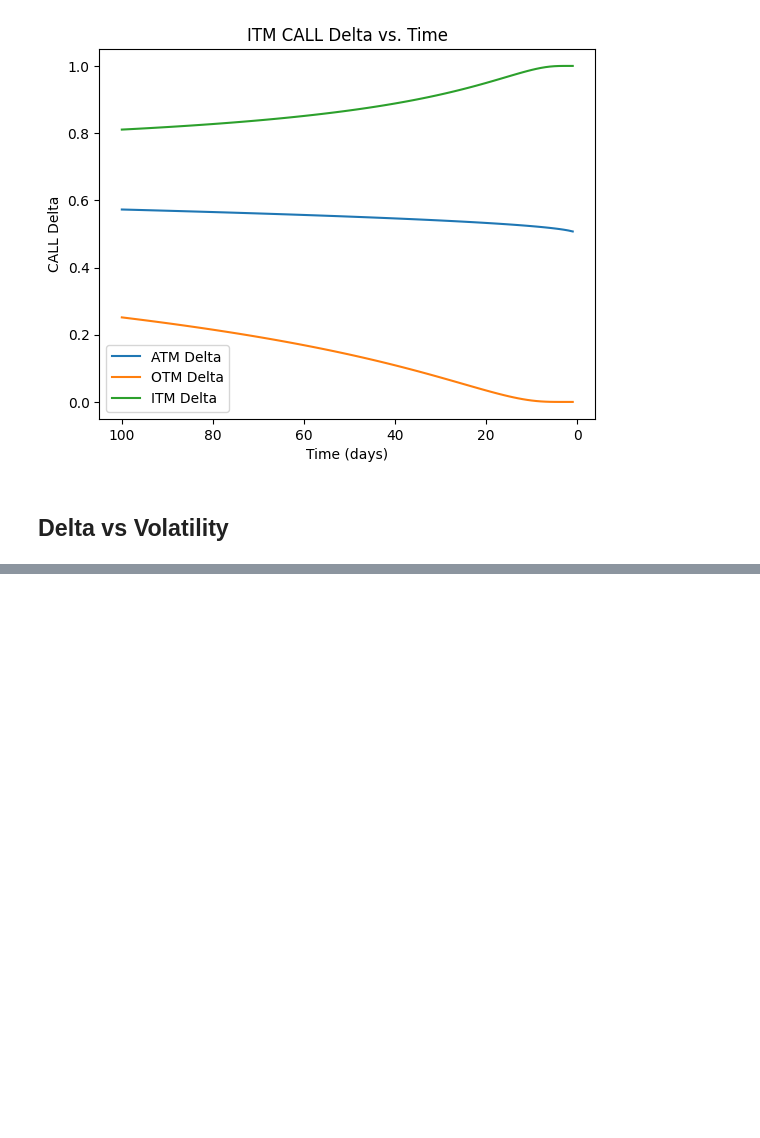
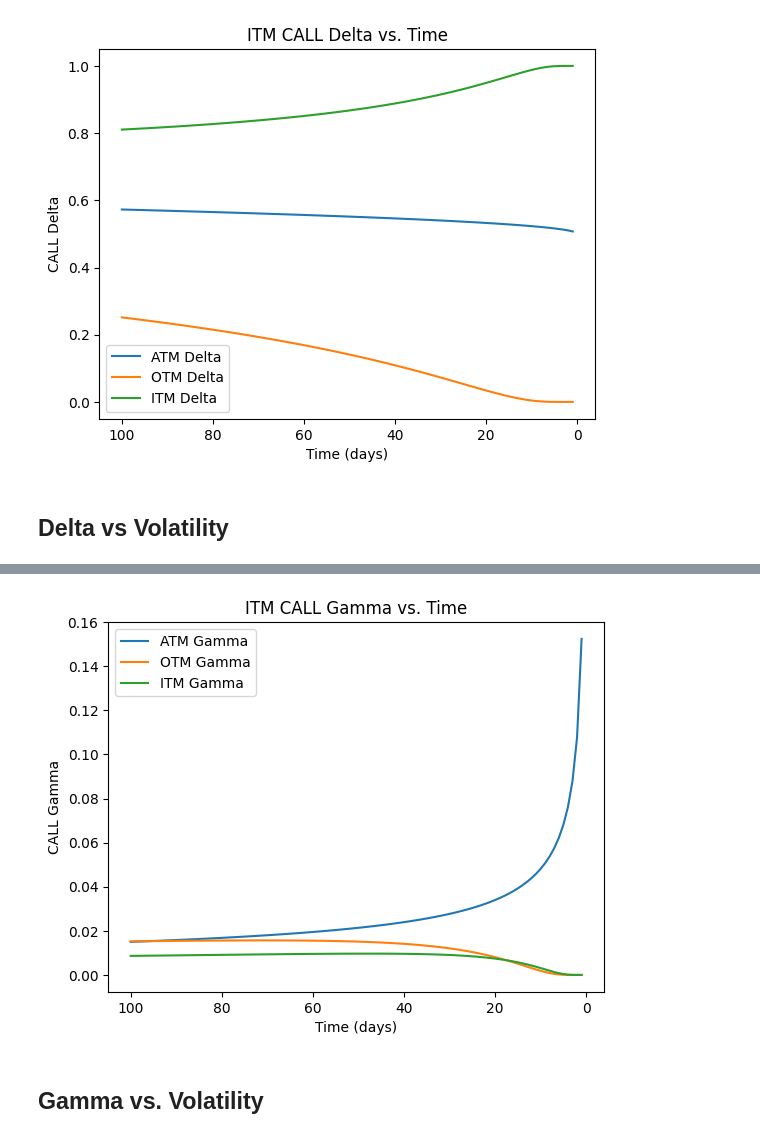
Before and after one commit to jhtkoo0426/options-analysis, a Jupyter notebook: greeks_analysis.ipynb, the cells around one changed output, grey strips where cells are left out. Cells and saved outputs as stored; diff of their text form; code cells hidden in the pictures; blank space fills up the shorter version.

```diff
--- a/greeks_analysis.ipynb
+++ b/greeks_analysis.ipynb
@@ -110,0 +154,19 @@ delta_volatility_analysis(S, K, r, t, moneyness='')
+# %%
+def gamma_time_analysis(S, K, r, sigma, moneyness):
+    times = np.arange(100, 0, -1)
+    calls_gammas = [gamma_call(S, K, r, t/365, sigma) for t in times]
+
+    plt.title(f'{moneyness} CALL Gamma vs. Time')
+    plt.plot(times, calls_gammas, label=f'{moneyness} Gamma')
+    plt.xlabel('Time (days)')
+    plt.gca().invert_xaxis()
+    plt.ylabel('CALL Gamma')
+    plt.legend()
+# %%
+gamma_time_analysis(S, K, r, sigma, moneyness='ATM')
+gamma_time_analysis(S-20, K, r, sigma, moneyness='OTM')
+gamma_time_analysis(S+20, K, r, sigma, moneyness='ITM')
+# %% [output]
+[figure, added]
+# %% [markdown]
+## Gamma vs. Volatility
```
Also changed, not shown: parts of 17 cells of this notebook.
